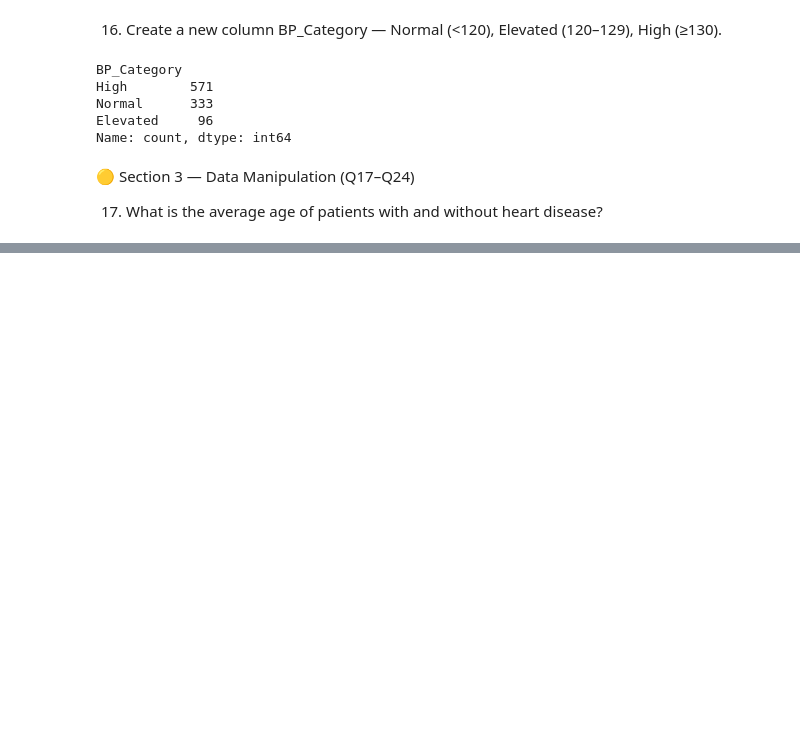
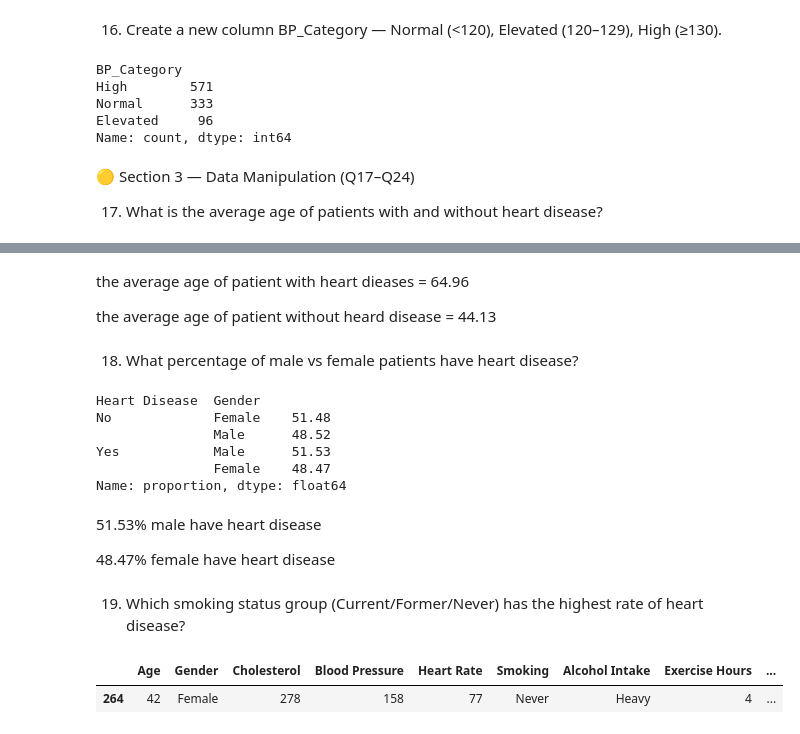
Before and after one commit to bikashsahani/heart-disease-analysis, a Jupyter notebook: heart_disease_analysis.ipynb, the cells around one changed output, grey strips where cells are left out. Cells and saved outputs as stored; diff of their text form; code cells hidden in the pictures; blank space fills up the shorter version.

Commit message:
data visualization

```diff
--- a/heart_disease_analysis.ipynb
+++ b/heart_disease_analysis.ipynb
@@ -486,0 +501,26 @@ Name: count, dtype: int64
+# %% [markdown]
+the average age of patient with heart dieases = 64.96
+
+the average age of patient without heard disease = 44.13
+# %% [markdown]
+18. What percentage of male vs female patients have heart disease?
+# %%
+(data.groupby("Heart Disease")['Gender'].value_counts(normalize=True)*100).round(2)
+# %% [output]
+Heart Disease  Gender
+No             Female    51.48
+               Male      48.52
+Yes            Male      51.53
+               Female    48.47
+Name: proportion, dtype: float64
+# %% [markdown]
+51.53% male have heart disease
+
+48.47% female have heart disease
+# %% [markdown]
+19. Which smoking status group (Current/Former/Never) has the highest rate of heart disease?
+# %%
+data.sample()
+# %% [output]
+|  | Age | Gender | Cholesterol | Blood Pressure | Heart Rate | Smoking | Alcohol Intake | Exercise Hours | ... |
+| 264 | 42 | Female | 278 | 158 | 77 | Never | Heavy | 4 | ... |
```
Also changed, not shown: parts of 19 cells of this notebook.
